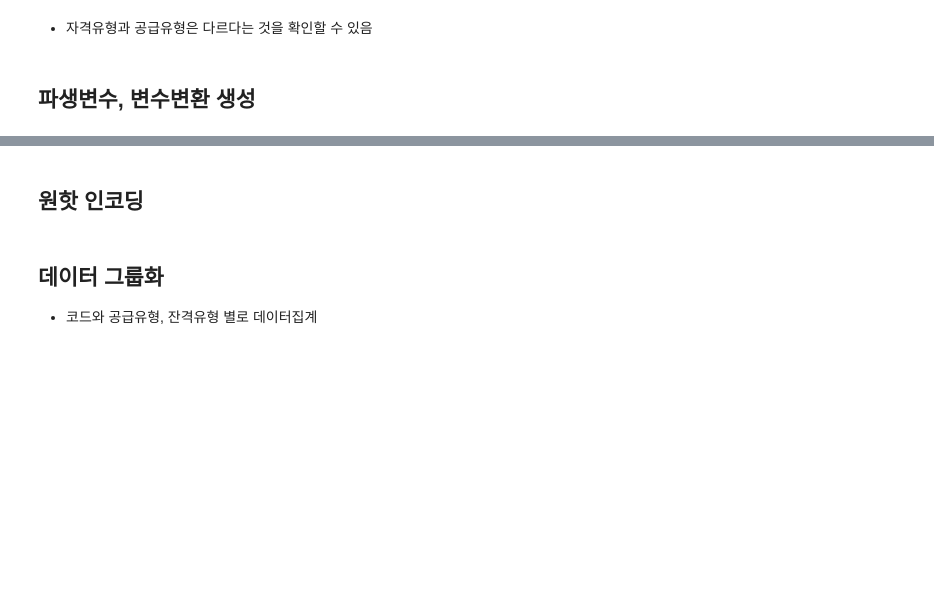
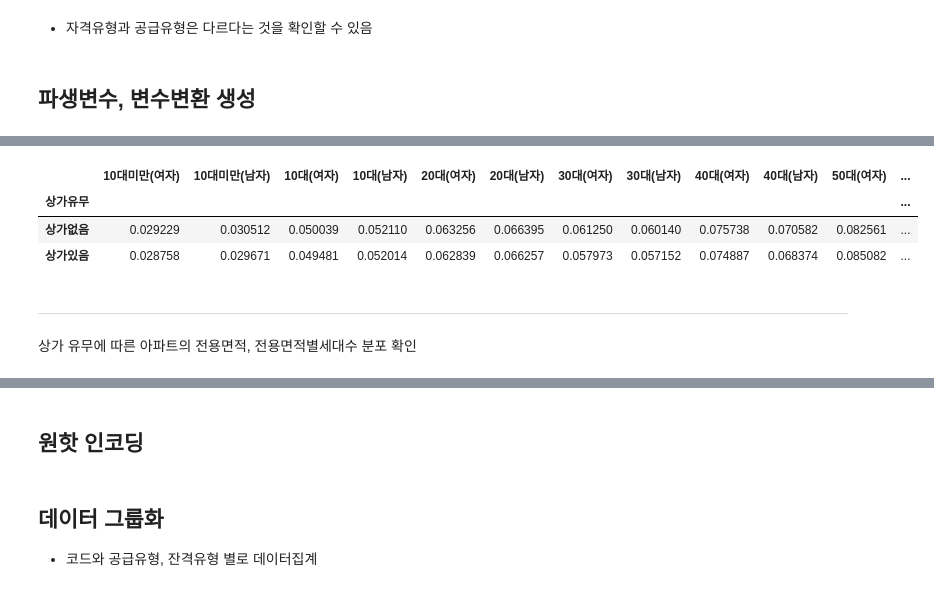
Before and after one commit to koreahong/parking_lot_analysis, a Jupyter notebook: 주차수요예측.ipynb, the cells around one changed output, grey strips where cells are left out. Cells and saved outputs as stored; diff of their text form; code cells hidden in the pictures; blank space fills up the shorter version.

```diff
--- a/주차수요예측.ipynb
+++ b/주차수요예측.ipynb
@@ -61,7 +70,7 @@ raw_train.info()
 # %%
 raw_test.info()
 # %%
-age_info = pd.read_csv("/content/drive/My Drive/머신러닝_실전예제/Dacon_주차수요예측/age_gender_info.csv")
+age_info = pd.read_csv("/content/drive/My Drive/머신러닝_실전예제/Dacon_주차수요예측/data/age_gender_info.csv")
 # %%
 age_info.head()
 # %%
@@ -214,0 +224,20 @@ raw_test['단지내주차면수'] = raw_test['단지내주차면수'] * raw_test
+# %%
+#혹시 상가가 딸린 지역은 주차면수가 더 높나?
+raw_train['상가유무'] = raw_train['임대건물구분'].apply(lambda x: '상가있음' if x == '상가' else '상가없음')
+# raw_train.groupby(['단지코드', ''])
+# %%
+raw_train['상가유무'] = raw_train['단지코드'].apply(lambda x: '상가있음' if x in raw_train[raw_train['상가유무'] == '상가있음']['단지코드'].unique() else '상가없음')
+# %%
+#지역, 비율확인
+loc_store_rate = raw_train[['단지코드', '상가유무','지역']].drop_duplicates().groupby(['지역','상가유무'])['단지코드'].count().reset_index()
+# %%
+#인구비율도 확인
+pd.merge(loc_store_rate, age_info, on='지역').groupby('상가유무')[age_info.columns[1:]].mean()
+# %% [output]
+|  | 10대미만(여자) | 10대미만(남자) | 10대(여자) | 10대(남자) | 20대(여자) | 20대(남자) | 30대(여자) | 30대(남자) | 40대(여자) | 40대(남자) | 50대(여자) | ... |
+| 상가유무 |  |  |  |  |  |  |  |  |  |  |  | ... |
+| 상가없음 | 0.029229 | 0.030512 | 0.050039 | 0.052110 | 0.063256 | 0.066395 | 0.061250 | 0.060140 | 0.075738 | 0.070582 | 0.082561 | ... |
+| 상가있음 | 0.028758 | 0.029671 | 0.049481 | 0.052014 | 0.062839 | 0.066257 | 0.057973 | 0.057152 | 0.074887 | 0.068374 | 0.085082 | ... |
+# %% [markdown]
+------------------------
+상가 유무에 따른 아파트의 전용면적, 전용면적별세대수 분포 확인
```
Also changed, not shown: parts of 58 cells of this notebook.
